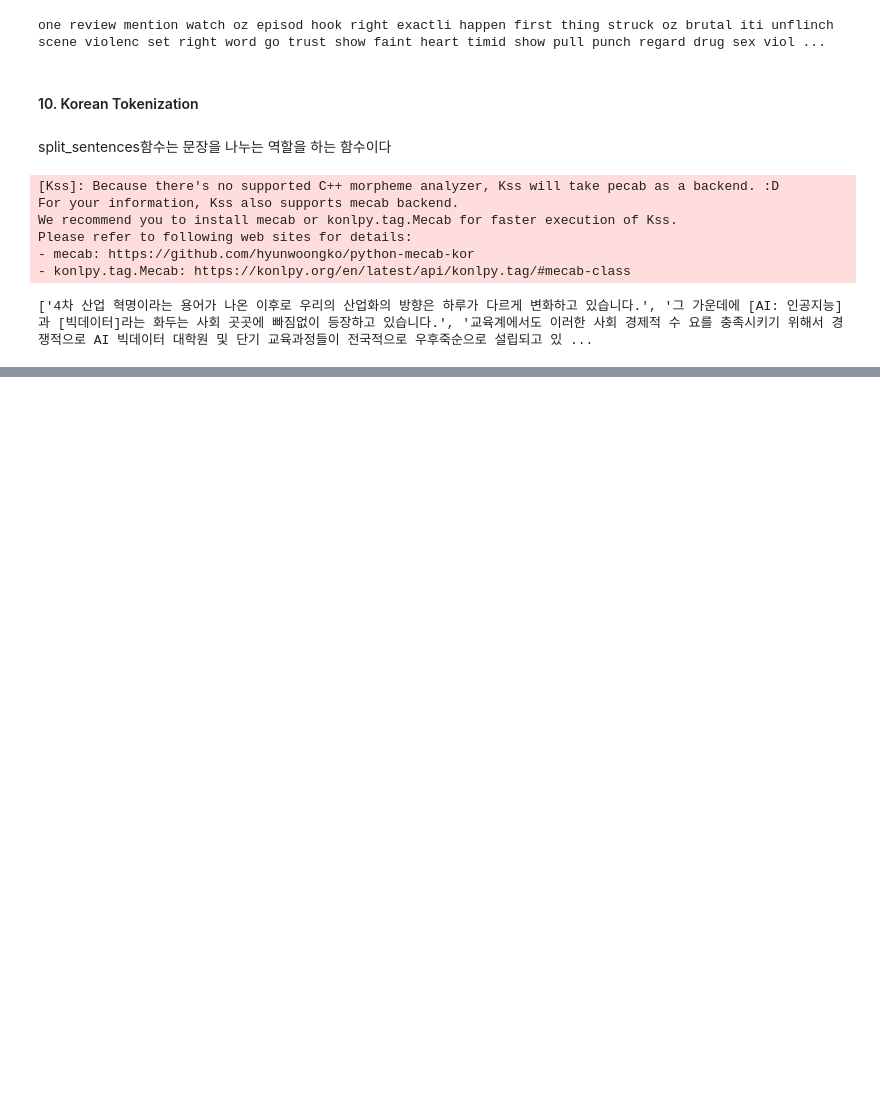
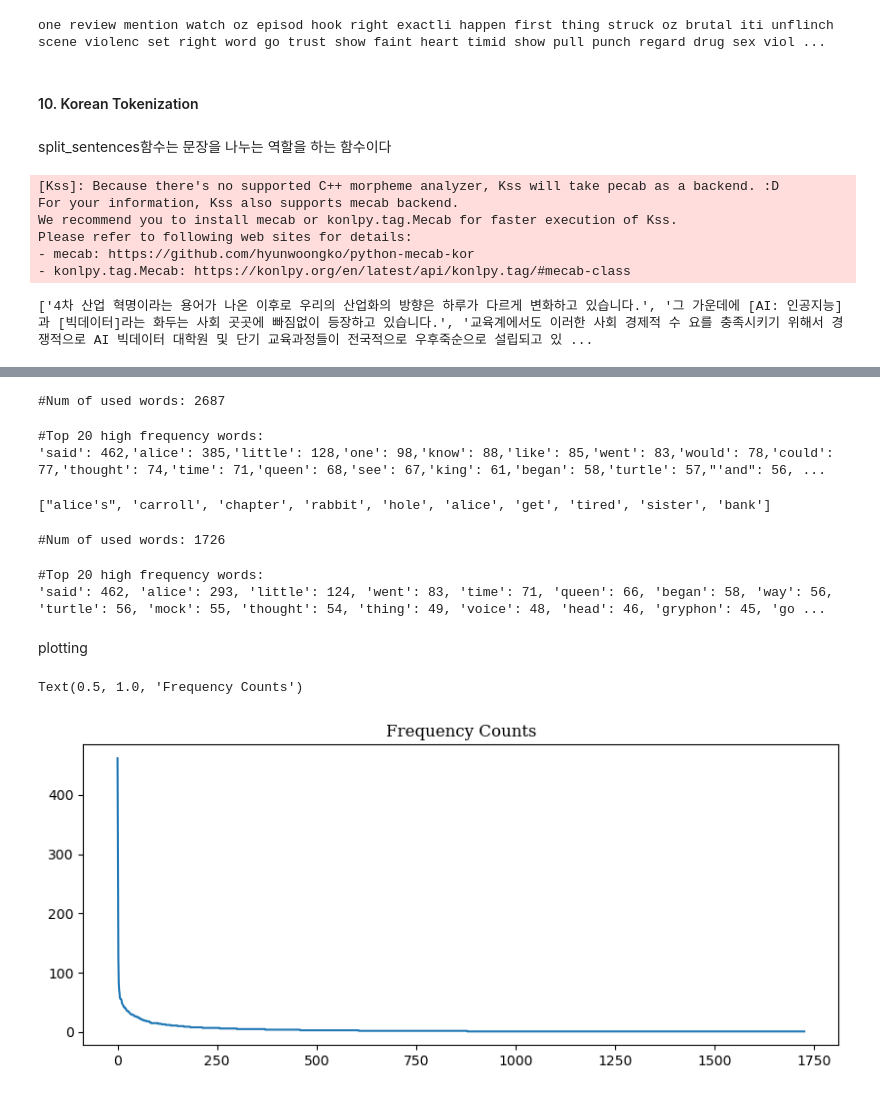
Before and after one commit to Tommylee1013/Webscraping, a Jupyter notebook: LectureNote/01TextPreprocessing/TextPreprocessing.ipynb, the cells around one changed output, grey strips where cells are left out. Saved outputs shown, nothing was run; the diff lists cells and outputs as text; code cells hidden in the pictures; blank space fills up the shorter version.

```diff
--- a/LectureNote/01TextPreprocessing/TextPreprocessing.ipynb
+++ b/LectureNote/01TextPreprocessing/TextPreprocessing.ipynb
@@ -459,0 +621,50 @@ JVMNotFoundException: No JVM shared library file (libjli.dylib) found. Try setti
+# %%
+alice_word_count = dict()
+for word in result_alice:
+    alice_word_count[word] = alice_word_count.get(word, 0) + 1
+print('#Num of used words:', len(alice_word_count))
+# %% [output]
+#Num of used words: 2687
+# %%
+sorted_word_count = sorted(alice_word_count, key = alice_word_count.get, reverse = True)
+print("#Top 20 high frequency words:")
+for key in sorted_word_count[:20]: #print top 20 frequency words
+    print(f'{repr(key)}: {alice_word_count[key]}', end=',')
+# %% [output]
+#Top 20 high frequency words:
+'said': 462,'alice': 385,'little': 128,'one': 98,'know': 88,'like': 85,'went': 83,'would': 78,'could': 77,'thought': 74,'time': 71,'queen': 68,'see': 67,'king': 61,'began': 58,'turtle': 57,"'and": 56, ...
+# %%
+my_tag_set = ['NN', 'VB', 'VBD', 'JJ']
+my_words = [word for word, tag in nltk.pos_tag(result_alice) if tag in my_tag_set]
+print(my_words[:10])
+# %% [output]
+["alice's", 'carroll', 'chapter', 'rabbit', 'hole', 'alice', 'get', 'tired', 'sister', 'bank']
+# %%
+alice_word_count = dict()
+for word in my_words:
+    alice_word_count[word] = alice_word_count.get(word, 0) + 1
+print('#Num of used words:', len(alice_word_count))
+# %% [output]
+#Num of used words: 1726
+# %%
+sorted_word_count = sorted(alice_word_count , key= alice_word_count.get , reverse=True)
+print("#Top 20 high frequency words:")
+for key in sorted_word_count [:20]: # print the top 20 most frequent words
+    print(f'{repr(key)}: {alice_word_count [key]}', end=', ')
+# %% [output]
+#Top 20 high frequency words:
+'said': 462, 'alice': 293, 'little': 124, 'went': 83, 'time': 71, 'queen': 66, 'began': 58, 'way': 56, 'turtle': 56, 'mock': 55, 'thought': 54, 'thing': 49, 'voice': 48, 'head': 46, 'gryphon': 45, 'go ...
+# %% [markdown]
+plotting
+# %%
+import matplotlib.pyplot as plt
+
+w = [alice_word_count[key] for key in sorted_word_count]
+# Create a list by getting the frequency count for a sorted list of words
+
+plt.figure(figsize = (10, 4))
+plt.plot(w)
+plt.title('Frequency Counts', fontsize = 12, fontfamily = 'Serif')
+# %% [output]
+Text(0.5, 1.0, 'Frequency Counts')
+[figure, added]
```
Also changed, not shown: parts of 51 cells of this notebook, 5 other files.
